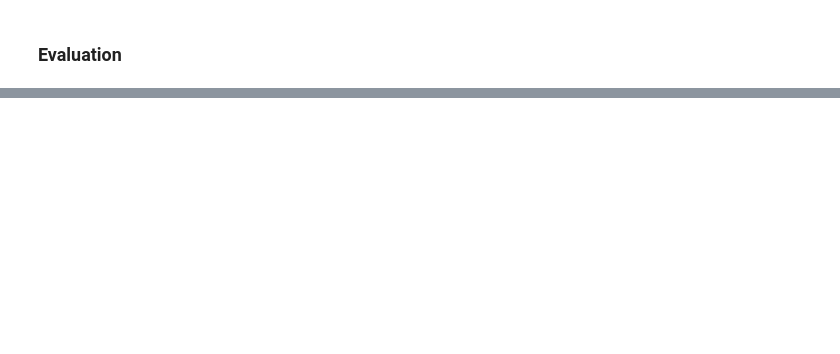
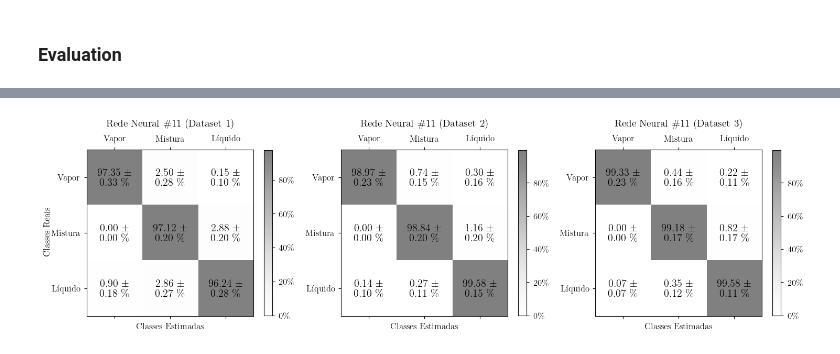
Before and after one commit to antonionicampos/nn-flash, a Jupyter notebook: notebooks/train_classification_model.ipynb, the cells around one changed output, grey strips where cells are left out. Saved outputs shown, nothing was run; the diff lists cells and outputs as text; code cells hidden in the pictures; blank space fills up the shorter version.

```diff
--- a/notebooks/train_classification_model.ipynb
+++ b/notebooks/train_classification_model.ipynb
@@ -162,41 +234,38 @@ outputs = [output for i, output in enumerate(results["outputs"]) if i in models]
 # %%
-import matplotlib.pyplot as plt
-from matplotlib import ticker
-
-
 def plot_confusion_matrix(cm, ax, model_name):
     cm = cm / np.sum(cm, axis=2)[:, :, None]
     cm_mean = np.mean(cm, axis=0)
     cm_std = np.std(cm, axis=0) / np.sqrt(10 - 1)
 
     ms = ax.matshow(cm_mean, alpha=0.5, cmap="Greys")
     for ii in range(cm_mean.shape[0]):
         for jj in range(cm_mean.shape[1]):
             text = f"{cm_mean[ii, jj] * 100:1.2f} \\textpm \n {cm_std[ii, jj] * 100:1.2f} \%"
             ax.text(x=jj, y=ii, s=text, va="center", ha="center", size="x-large")
 
     cbar = ax.figure.colorbar(ms, ax=ax, shrink=0.675, format=ticker.PercentFormatter(xmax=1))
     ax.set_xlabel("Classes Estimadas")
     # ax.set_ylabel("Classes Reais")
-    ax.set_title(model_name)
+    ax.set_title(model_name.replace("#", "\#"))
 
     # 0: gas, 1: mix, 2: oil
     ax.set_xticks([0, 1, 2], ["Vapor", "Mistura", "Líquido"])
     ax.set_yticks([0, 1, 2], ["Vapor", "Mistura", "Líquido"])
     ax.grid(False)
 
+f, axs = plt.subplots(1, 3, figsize=(15, 5))
 
-models = [28]
-output = [output for i, output in enumerate(results["outputs"]) if i in models][0]
-model_name = [res["model_name"].replace("#", "\#") for res in outputs][0]
-
-f, axs = plt.subplots(1, len(models), figsize=(5 * len(models), 5))
-
-cm = indices["confusion_matrix"][:, models[0], :, :].astype("int16")
-plot_confusion_matrix(cm, axs[0], model_name)
+cm_real = indices["confusion_matrix"][:, model_id, :, :].astype("int16")
+cm_synthetic_1to1 = indices_1to1["confusion_matrix"].astype("int16")
+cm_synthetic_2to1 = indices_2to1["confusion_matrix"].astype("int16")
+plot_confusion_matrix(cm_real, axs[0], f"{model_name} (Dataset 1)")
+plot_confusion_matrix(cm_synthetic_1to1, axs[1], f"{model_name} (Dataset 2)")
+plot_confusion_matrix(cm_synthetic_2to1, axs[2], f"{model_name} (Dataset 3)")
 
 f.supylabel("Classes Reais")
 f.tight_layout()
 
-# plt.savefig(os.path.join("data", "images", "comparing_confusion_matrices.png"), dpi=600)
+plt.savefig(os.path.join("data", "images", "comparing_confusion_matrices_synthetic.png"), dpi=600)
 plt.show()
+# %% [output]
+[figure, added]
```
Also changed, not shown: parts of 8 cells of this notebook.
